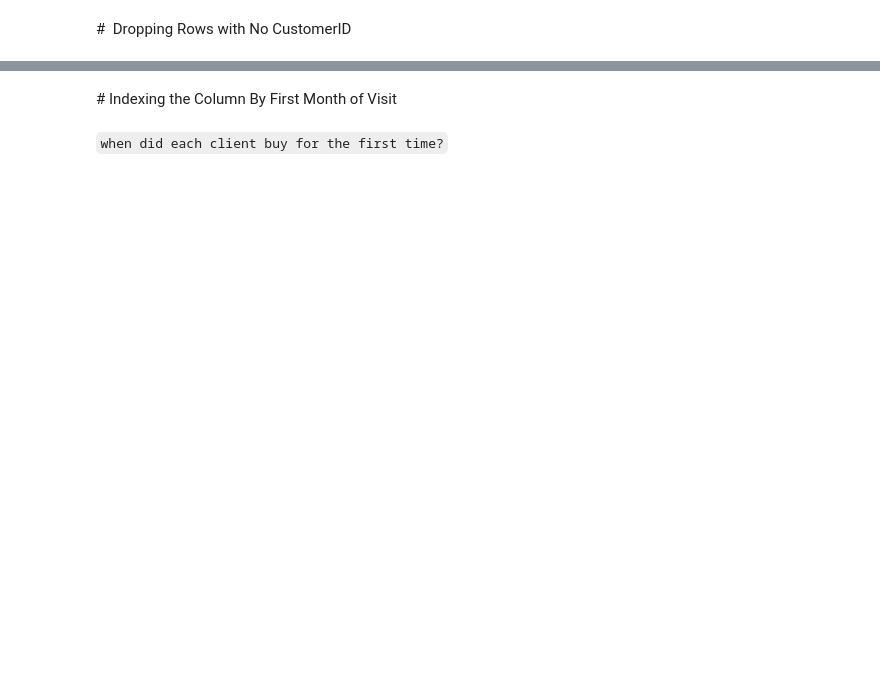
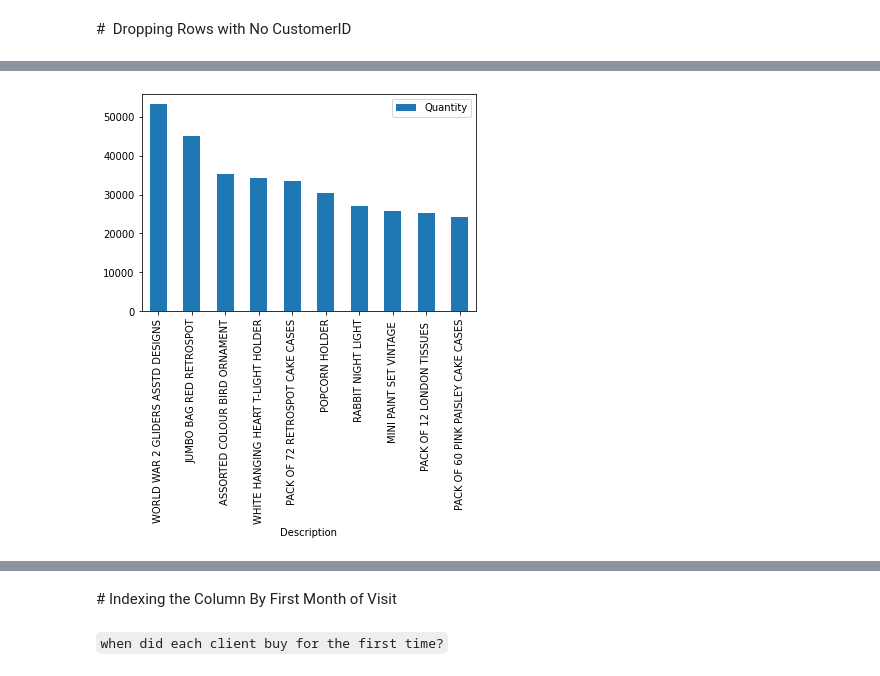
Before and after one commit to Ironhack-data-bcn-january-2024/lectures, a Jupyter notebook: week-6/03 - Cohort analysis.ipynb, the cells around one changed output, grey strips where cells are left out. Saved outputs shown, nothing was run; the diff lists cells and outputs as text; code cells hidden in the pictures; blank space fills up the shorter version.

```diff
--- a/week-6/03 - Cohort analysis.ipynb
+++ b/week-6/03 - Cohort analysis.ipynb
@@ -9,2 +20,4 @@ import datetime as dt
 # %% [markdown]
 `import dataset`
+# %%
+df = pd.read_excel("../datasets/Online Retail - cohort.xlsx")
@@ -11,2 +63,4 @@ import datetime as dt
 # %% [markdown]
 #  Dropping Rows with No CustomerID
+# %%
+df.dropna(subset = ["CustomerID"], inplace=True) # how="any", how="all"
@@ -12,0 +111,4 @@ import datetime as dt
+# %%
+df.groupby("Description").agg({"Quantity":"sum"}).sort_values(by="Quantity", ascending=False).head(10).plot(kind="bar");
+# %% [output]
+[figure, added]
```
Also changed, not shown: parts of 80 cells of this notebook.
